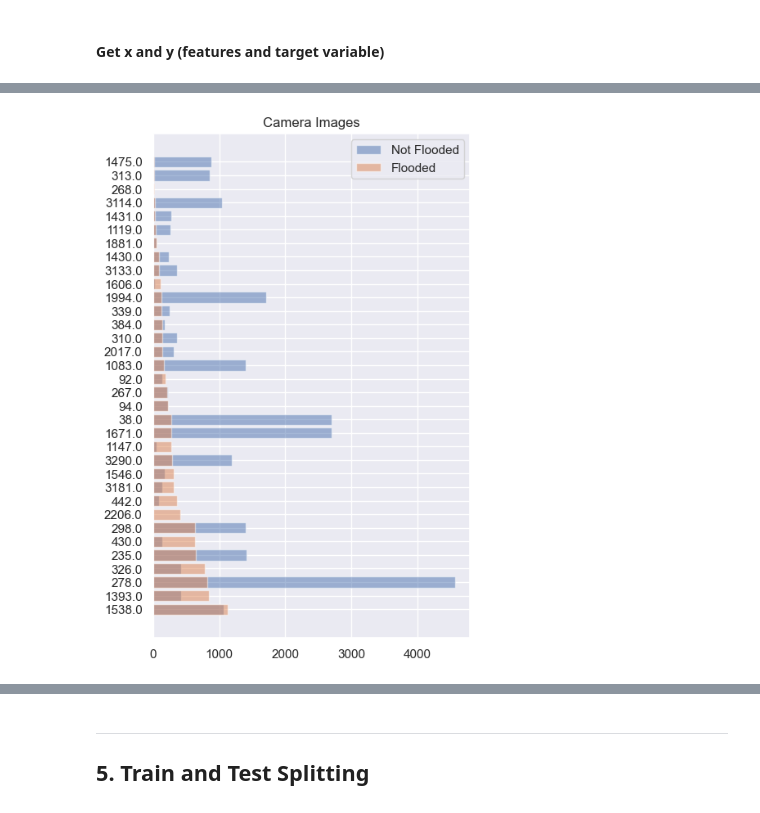
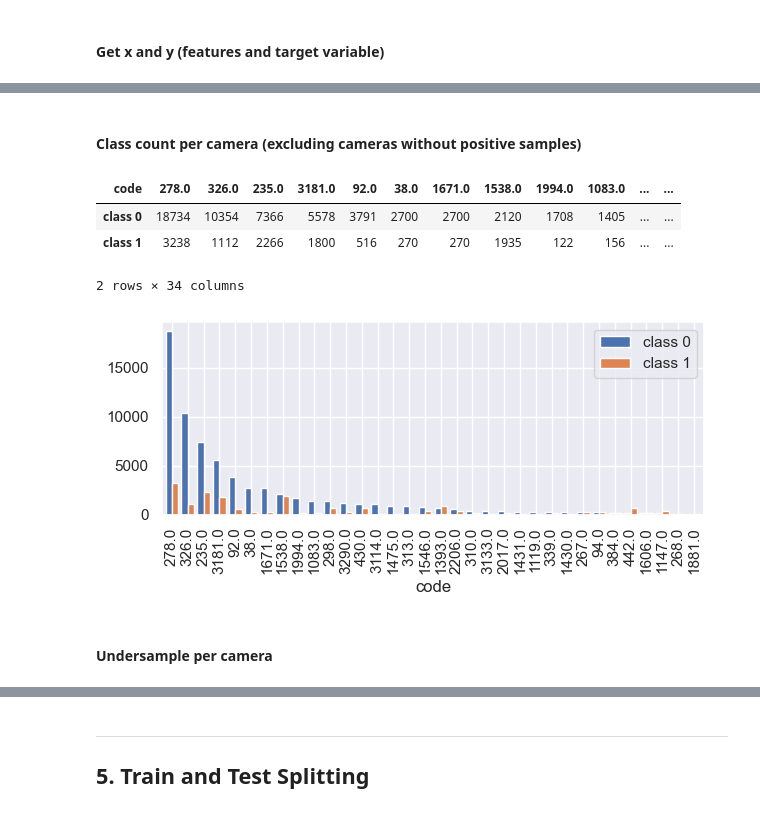
Before and after one commit to luisresende13/octa-flood-images, a Jupyter notebook: Example Split + Copy Images into Split Folders.ipynb, the cells around one changed output, grey strips where cells are left out. Drawn from its saved outputs; the diff is of its cells as text; code cells hidden in the pictures.

Commit message:
added undersample per camera

```diff
--- a/Example Split + Copy Images into Split Folders.ipynb
+++ b/Example Split + Copy Images into Split Folders.ipynb
@@ -469,25 +143,0 @@ codes_1 = groups[Y == 1].unique()
-# %%
-import matplotlib.pyplot as plt
-
-fig = plt.figure(figsize=(5, 8))
-
-cnt_0 = df_sample[df_sample['flood'] == 0]['code'].value_counts()
-cnt_1 = df_sample[df_sample['flood'] == 1]['code'].value_counts()
-
-for idx in cnt_1.index:
-    if idx not in cnt_0.index:
-        cnt_0[idx] = 0
-
-cnt_0 = cnt_0.loc[cnt_1.index]
-
-# Plot bars with transparency
-plt.barh(cnt_0.index.astype(str), cnt_0.values, alpha=0.5, label='Not Flooded')  # Set transparency to 0.5
-plt.barh(cnt_1.index.astype(str), cnt_1.values, alpha=0.5, label='Flooded')  # Set transparency to 0.5
-
-plt.title('Camera Images')
-plt.legend()  # Show legend
-# plt.ylim(-2, len(cnt_0) + 1)
-
-plt.show()
-# %% [output]
-[figure, removed]
@@ -493,0 +157,23 @@ plt.show()
+# %% [markdown]
+#### Class count per camera (excluding cameras without positive samples)
+# %%
+cnt_0 = groups[Y == 0.0].value_counts()
+cnt_1 = groups[Y == 1.0].value_counts()
+cnt_0 = cnt_0.loc[cnt_1.index].sort_values(ascending=False)
+
+code_class_cnt = pd.concat([cnt_0.rename('class 0'), cnt_1.rename('class 1')], axis=1)
+display(code_class_cnt.T)
+
+fig = plt.figure(figsize=(7, 2.5))
+ax = fig.subplots(1, 1)
+
+code_class_cnt.plot.bar(width=0.8, ax=ax)
+plt.show()
+# %% [output]
+| code | 278.0 | 326.0 | 235.0 | 3181.0 | 92.0 | 38.0 | 1671.0 | 1538.0 | 1994.0 | 1083.0 | ... | ... |
+| class 0 | 18734 | 10354 | 7366 | 5578 | 3791 | 2700 | 2700 | 2120 | 1708 | 1405 | ... | ... |
+| class 1 | 3238 | 1112 | 2266 | 1800 | 516 | 270 | 270 | 1935 | 122 | 156 | ... | ... |
+2 rows × 34 columns
+[figure, added]
+# %% [markdown]
+#### Undersample per camera
```
Also changed, not shown: parts of 53 cells of this notebook, 5 other files.
